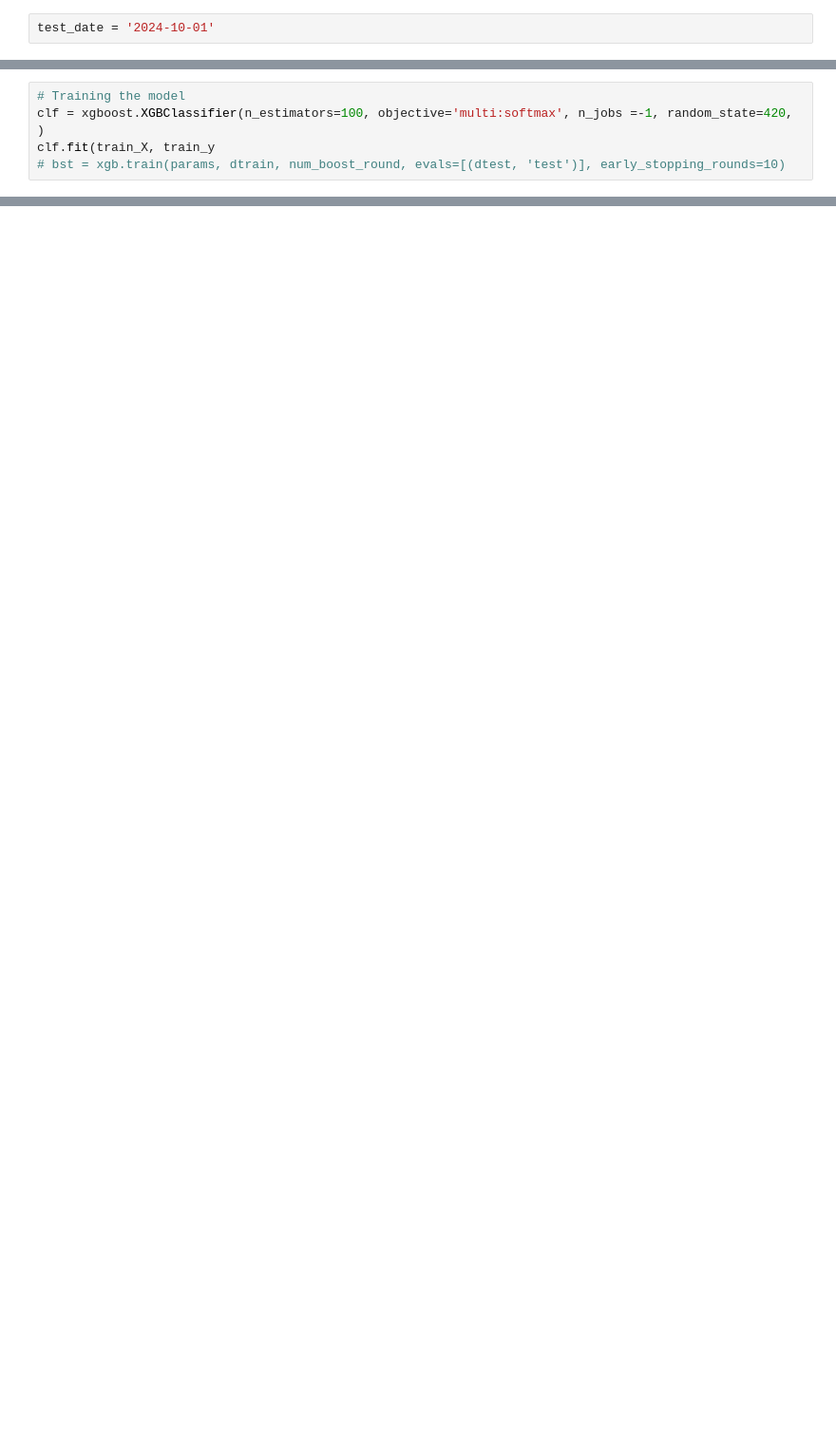
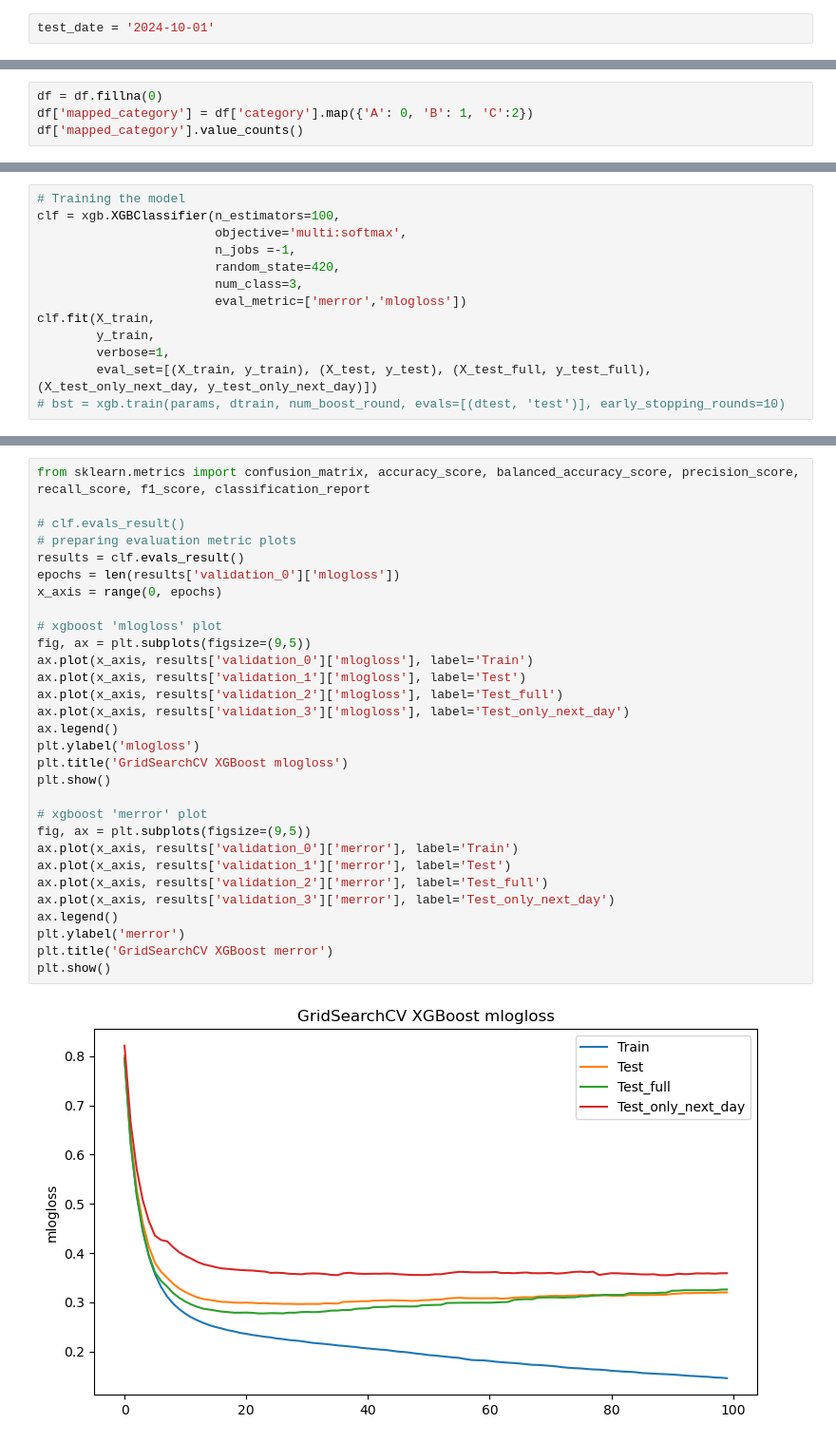
Before and after one commit to hub-Abhishek/AthenaInsights, a Jupyter notebook: notebooks/data_cleaning/testing_model.ipynb, the cells around one changed output, grey strips where cells are left out. Shown at 95% size. Cells and saved outputs as stored; diff of their text form; blank space fills up the shorter version.

```diff
--- a/notebooks/data_cleaning/testing_model.ipynb
+++ b/notebooks/data_cleaning/testing_model.ipynb
@@ -32,0 +18,4 @@ dtest = xgb.DMatrix(data=test_X, label=test_y)
+# %%
+df = df.fillna(0)
+df['mapped_category'] = df['category'].map({'A': 0, 'B': 1, 'C':2})
+df['mapped_category'].value_counts()
@@ -33,5 +76,13 @@ dtest = xgb.DMatrix(data=test_X, label=test_y)
 # %%
 # Training the model
-clf = xgboost.XGBClassifier(n_estimators=100, objective='multi:softmax', n_jobs =-1, random_state=420, )
-clf.fit(train_X, train_y
+clf = xgb.XGBClassifier(n_estimators=100,
+                        objective='multi:softmax',
+                        n_jobs =-1,
+                        random_state=420,
+                        num_class=3,
+                        eval_metric=['merror','mlogloss'])
+clf.fit(X_train,
+        y_train,
+        verbose=1,
+        eval_set=[(X_train, y_train), (X_test, y_test), (X_test_full, y_test_full), (X_test_only_next_day, y_test_only_next_day)])
 # bst = xgb.train(params, dtrain, num_boost_round, evals=[(dtest, 'test')], early_stopping_rounds=10)
@@ -62,0 +120,32 @@ array([0.], dtype=float32)
+# %%
+from sklearn.metrics import confusion_matrix, accuracy_score, balanced_accuracy_score, precision_score, recall_score, f1_score, classification_report
+
+# clf.evals_result()
+# preparing evaluation metric plots
+results = clf.evals_result()
+epochs = len(results['validation_0']['mlogloss'])
+x_axis = range(0, epochs)
+
+# xgboost 'mlogloss' plot
+fig, ax = plt.subplots(figsize=(9,5))
+ax.plot(x_axis, results['validation_0']['mlogloss'], label='Train')
+ax.plot(x_axis, results['validation_1']['mlogloss'], label='Test')
+ax.plot(x_axis, results['validation_2']['mlogloss'], label='Test_full')
+ax.plot(x_axis, results['validation_3']['mlogloss'], label='Test_only_next_day')
+ax.legend()
+plt.ylabel('mlogloss')
+plt.title('GridSearchCV XGBoost mlogloss')
+plt.show()
+
+# xgboost 'merror' plot
+fig, ax = plt.subplots(figsize=(9,5))
+ax.plot(x_axis, results['validation_0']['merror'], label='Train')
+ax.plot(x_axis, results['validation_1']['merror'], label='Test')
+ax.plot(x_axis, results['validation_2']['merror'], label='Test_full')
+ax.plot(x_axis, results['validation_3']['merror'], label='Test_only_next_day')
+ax.legend()
+plt.ylabel('merror')
+plt.title('GridSearchCV XGBoost merror')
+plt.show()
+# %% [output]
+[figure, added]
```
Also changed, not shown: parts of 30 cells of this notebook, 7 other files.
